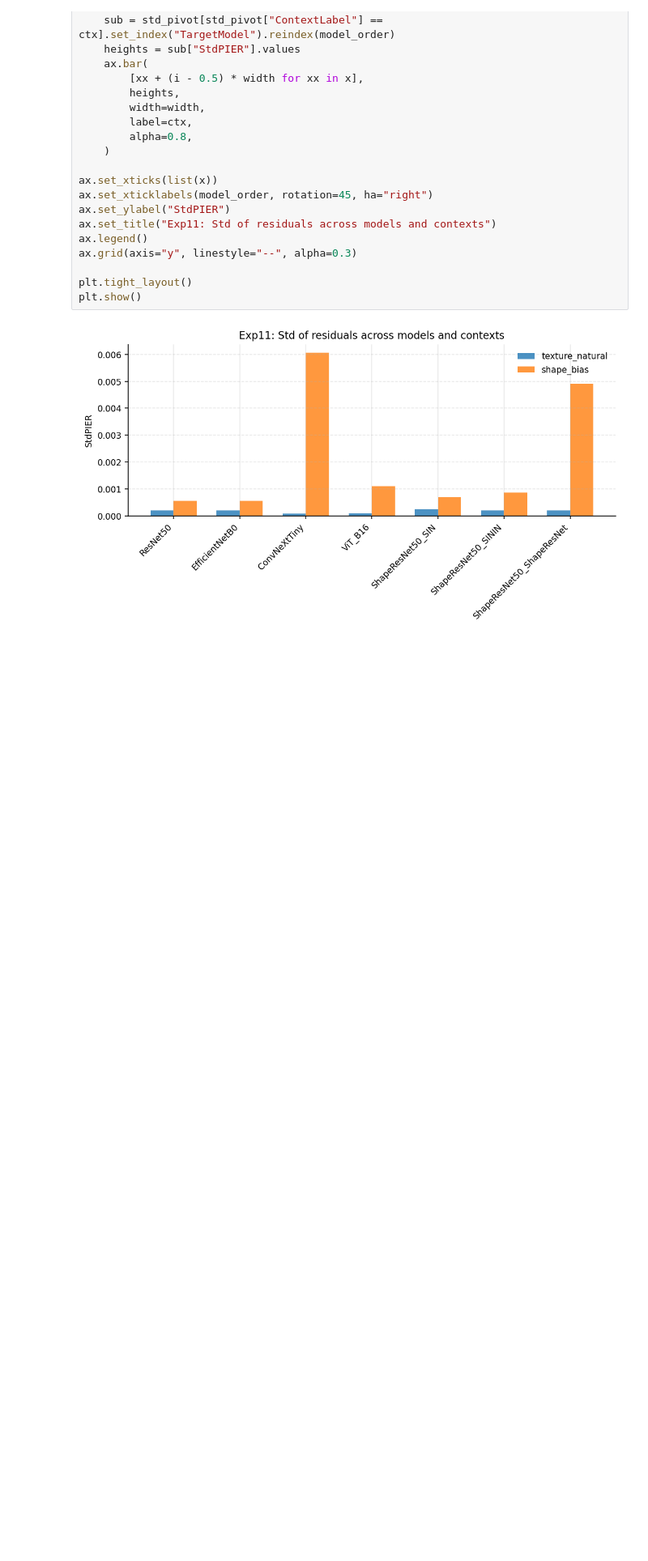
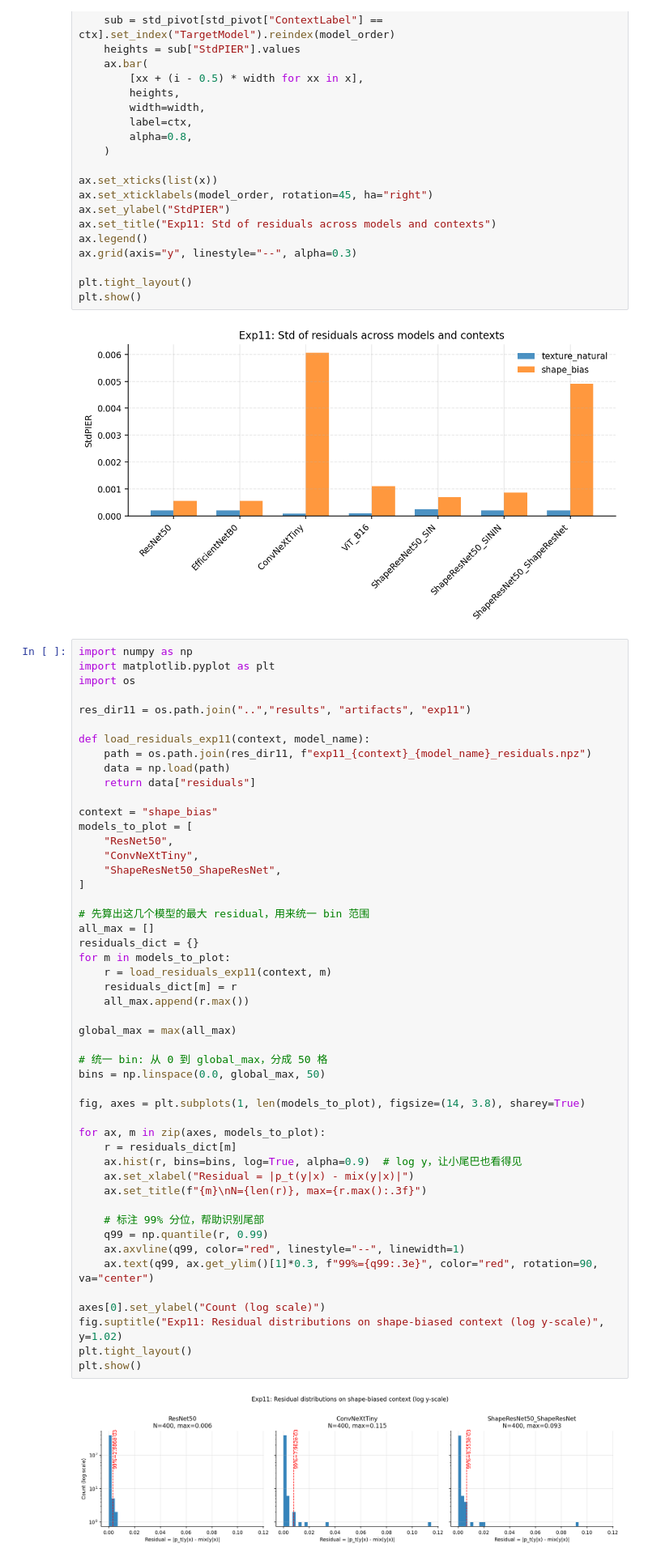
Before and after one commit to youlei202/ISQED, a Jupyter notebook: notebooks/11_shape_bias_texture.ipynb, the cells around one changed output. Shown at 81% size. Drawn from its saved outputs; the diff is of its cells as text; blank space fills up the shorter version.

```diff
--- a/notebooks/11_shape_bias_texture.ipynb
+++ b/notebooks/11_shape_bias_texture.ipynb
@@ -233,3 +233,54 @@ plt.tight_layout()
 plt.show()
 # %% [output]
 [figure]
+# %%
+import numpy as np
+import matplotlib.pyplot as plt
+import os
+
+res_dir11 = os.path.join("..","results", "artifacts", "exp11")
+
+def load_residuals_exp11(context, model_name):
+    path = os.path.join(res_dir11, f"exp11_{context}_{model_name}_residuals.npz")
+    data = np.load(path)
+    return data["residuals"]
+
+context = "shape_bias"
+models_to_plot = [
+    "ResNet50",
+    "ConvNeXtTiny",
+    "ShapeResNet50_ShapeResNet",
+]
+
+# 先算出这几个模型的最大 residual，用来统一 bin 范围
+all_max = []
+residuals_dict = {}
+for m in models_to_plot:
+    r = load_residuals_exp11(context, m)
+    residuals_dict[m] = r
+    all_max.append(r.max())
+
+global_max = max(all_max)
+
+# 统一 bin: 从 0 到 global_max，分成 50 格
+bins = np.linspace(0.0, global_max, 50)
+
+fig, axes = plt.subplots(1, len(models_to_plot), figsize=(14, 3.8), sharey=True)
+
+for ax, m in zip(axes, models_to_plot):
+    r = residuals_dict[m]
+    ax.hist(r, bins=bins, log=True, alpha=0.9)  # log y，让小尾巴也看得见
+    ax.set_xlabel("Residual = |p_t(y|x) - mix(y|x)|")
+    ax.set_title(f"{m}\nN={len(r)}, max={r.max():.3f}")
+
+    # 标注 99% 分位，帮助识别尾部
+    q99 = np.quantile(r, 0.99)
+    ax.axvline(q99, color="red", linestyle="--", linewidth=1)
+    ax.text(q99, ax.get_ylim()[1]*0.3, f"99%={q99:.3e}", color="red", rotation=90, va="center")
+
+axes[0].set_ylabel("Count (log scale)")
+fig.suptitle("Exp11: Residual distributions on shape-biased context (log y-scale)", y=1.02)
+plt.tight_layout()
+plt.show()
+# %% [output]
+[figure, added]
```
Also changed, not shown: parts of 4 cells of this notebook, 2 other files.
